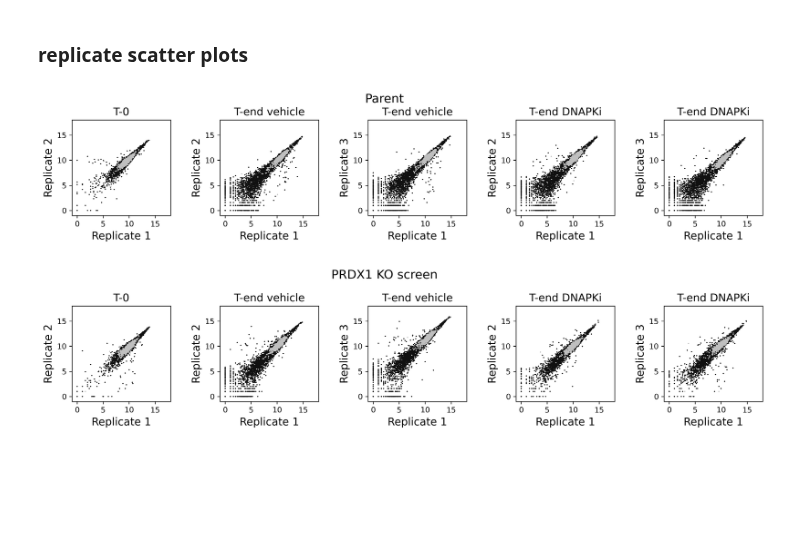
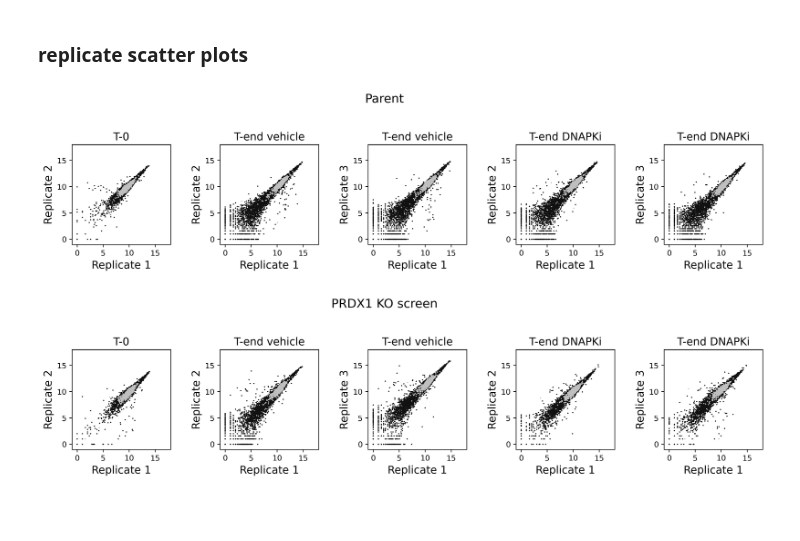
Before and after one commit to abearab/DDRi-screens, a Jupyter notebook: CRISPRi-PRDX1-screens/1_counts_QC.ipynb, the cells around one changed output. Drawn from its saved outputs; the diff is of its cells as text; code cells hidden in the pictures; blank space fills up the shorter version.

```diff
--- a/CRISPRi-PRDX1-screens/1_counts_QC.ipynb
+++ b/CRISPRi-PRDX1-screens/1_counts_QC.ipynb
@@ -77,26 +77,26 @@ def draw_scatter(adata, x, y, title, ax):
     ax.grid(False)
 # %%
 fig, axes = plt.subplots(ncols=5,
-                         figsize=(15, 2.3),
+                         figsize=(15, 2.4),
                          gridspec_kw={'wspace': 0.5, 'left': 0.12},
                          # sharey=True
                         )
 draw_scatter(adata, 'i01','i02','T-0', axes[0])
 
 draw_scatter(adata, 'i03','i04','T-end vehicle', axes[1])
 draw_scatter(adata, 'i03','i05','T-end vehicle', axes[2])
 
 draw_scatter(adata, 'i06','i07','T-end DNAPKi', axes[3])
 draw_scatter(adata, 'i06','i08','T-end DNAPKi', axes[4])
 
-fig.suptitle('Parent',size=16, y=1.12)
+fig.suptitle('Parent',size=16, y=1.3)
 plt.savefig('counts_qc_parent_screen.pdf',bbox_inches='tight')
 plt.show()
 # %% [output]
-[figure, old version]
+[figure, new version]
 # %%
 fig, axes = plt.subplots(ncols=5,
-                         figsize=(15, 2.3),
+                         figsize=(15, 2.4),
                          gridspec_kw={
                              'wspace': 0.5,
                              'left': 0.12},
@@ -110,11 +110,11 @@ draw_scatter(adata, 'i11','i13','T-end vehicle', axes[2])
 draw_scatter(adata, 'i14','i15','T-end DNAPKi', axes[3])
 draw_scatter(adata, 'i14','i16','T-end DNAPKi', axes[4])
 
-fig.suptitle('PRDX1 KO screen',size=16, y=1.2)
+fig.suptitle('PRDX1 KO screen',size=16, y=1.3)
 plt.savefig('counts_qc_PRDX1_KO_screen.pdf',bbox_inches='tight')
 plt.show()
 # %% [output]
-[figure, old version]
+[figure, new version]
 # %%
 target_df = adata.var.sort_values(by=['target','targetType'],ascending=True)[['target']]
 
```
Also changed, not shown: 1 other file.
